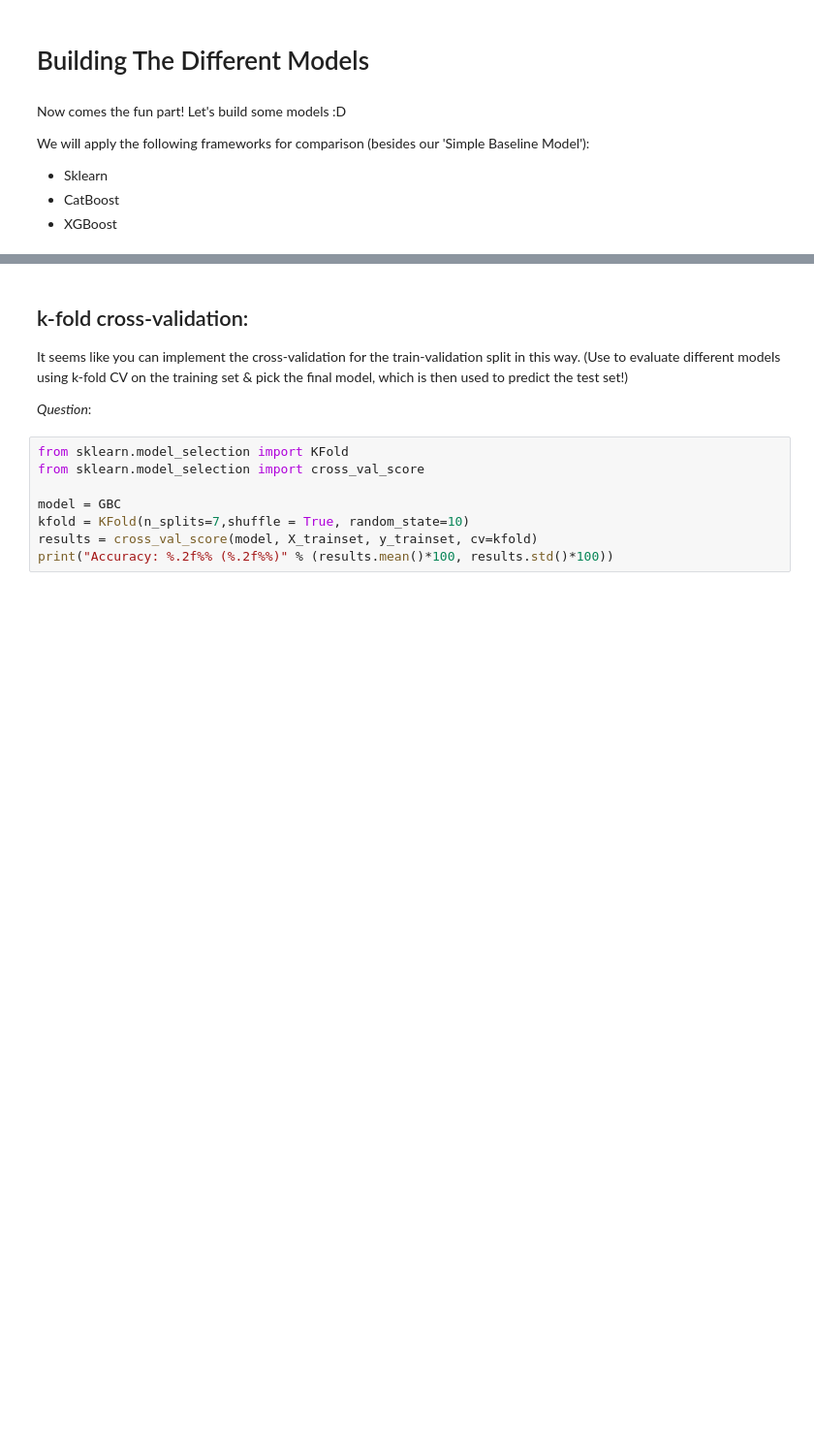
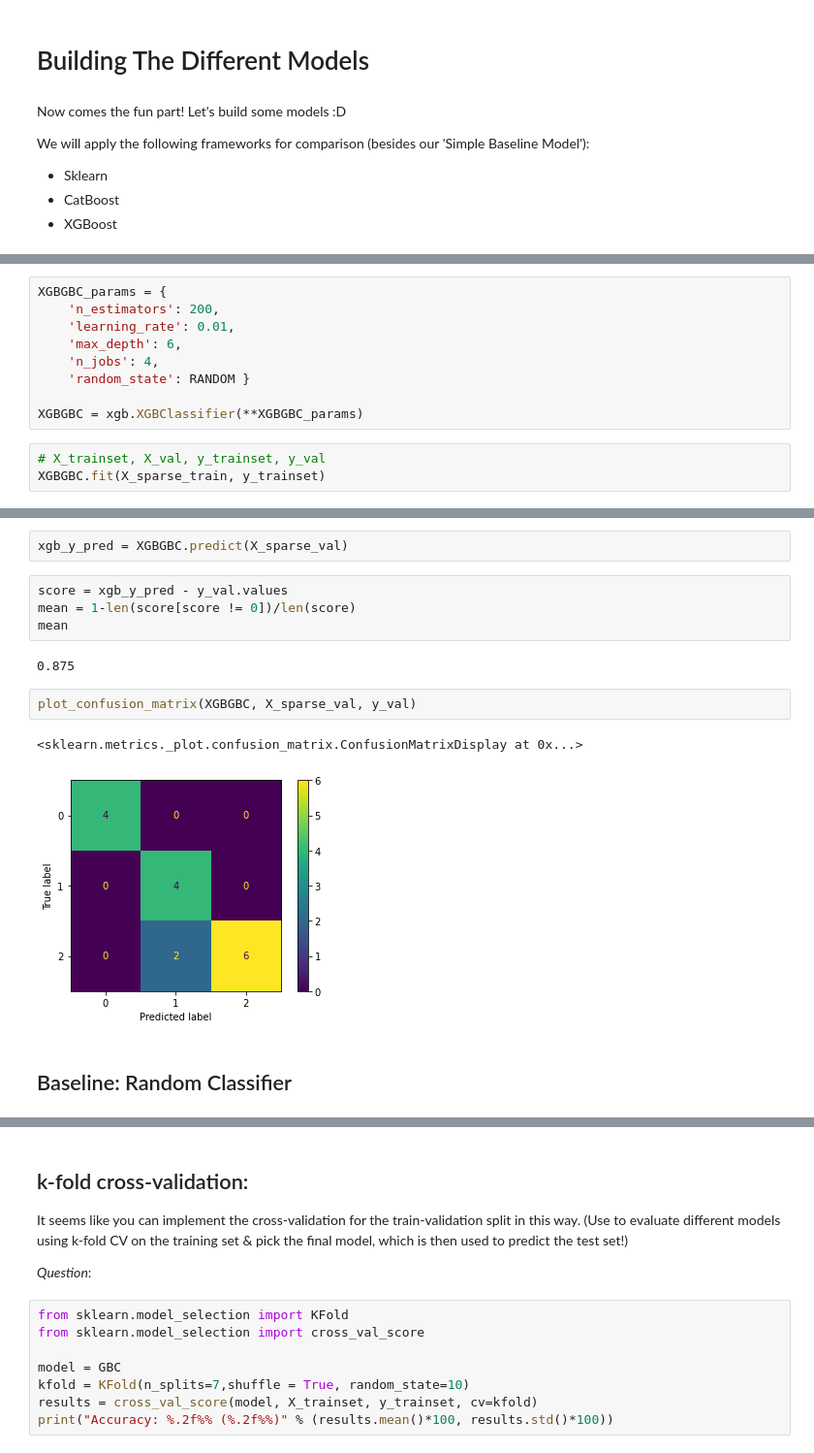
Before and after one commit to Blastorios/B4TM, a Jupyter notebook: src/GradientBoost.ipynb, the cells around one changed output, grey strips where cells are left out. Shown at 97% size. Cells and saved outputs as stored; diff of their text form; blank space fills up the shorter version.

```diff
--- a/src/GradientBoost.ipynb
+++ b/src/GradientBoost.ipynb
@@ -329,0 +379,12 @@ Average variance: 0.16210526315789475
+# %%
+XGBGBC_params = {
+    'n_estimators': 200,
+    'learning_rate': 0.01,
+    'max_depth': 6,
+    'n_jobs': 4,
+    'random_state': RANDOM }
+
+XGBGBC = xgb.XGBClassifier(**XGBGBC_params)
+# %%
+# X_trainset, X_val, y_trainset, y_val
+XGBGBC.fit(X_sparse_train, y_trainset)
@@ -329,0 +402,15 @@ Average variance: 0.16210526315789475
+# %%
+xgb_y_pred = XGBGBC.predict(X_sparse_val)
+# %%
+score = xgb_y_pred - y_val.values
+mean = 1-len(score[score != 0])/len(score)
+mean
+# %% [output]
+0.875
+# %%
+plot_confusion_matrix(XGBGBC, X_sparse_val, y_val)
+# %% [output]
+<sklearn.metrics._plot.confusion_matrix.ConfusionMatrixDisplay at 0x...>
+[figure, added]
+# %% [markdown]
+## Baseline: Random Classifier
```
Also changed, not shown: parts of 57 cells of this notebook, 16 other files.
